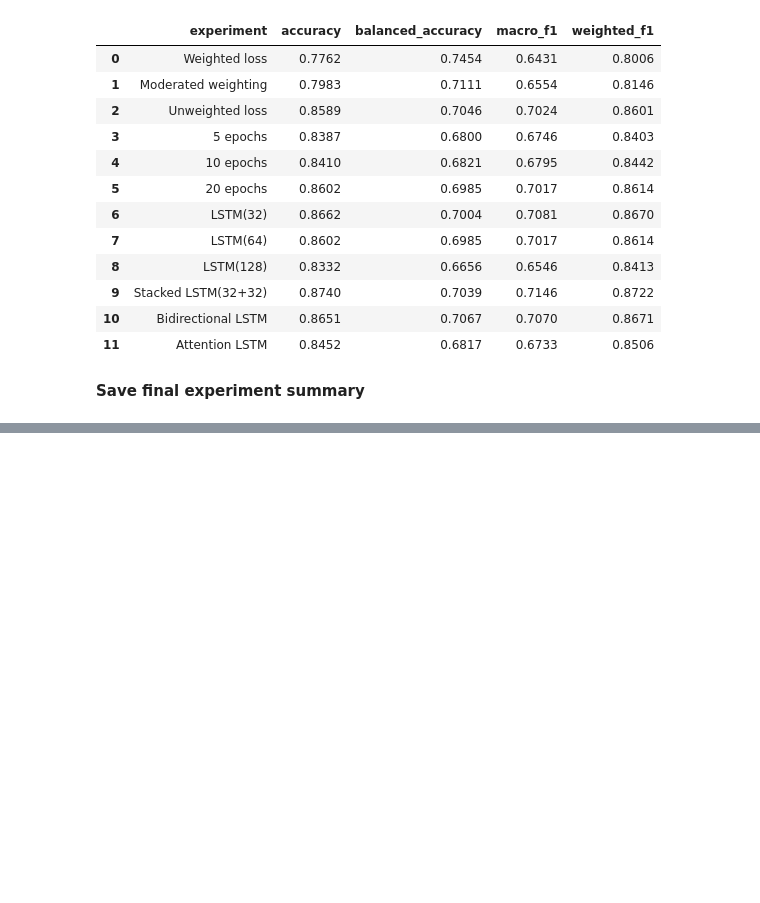
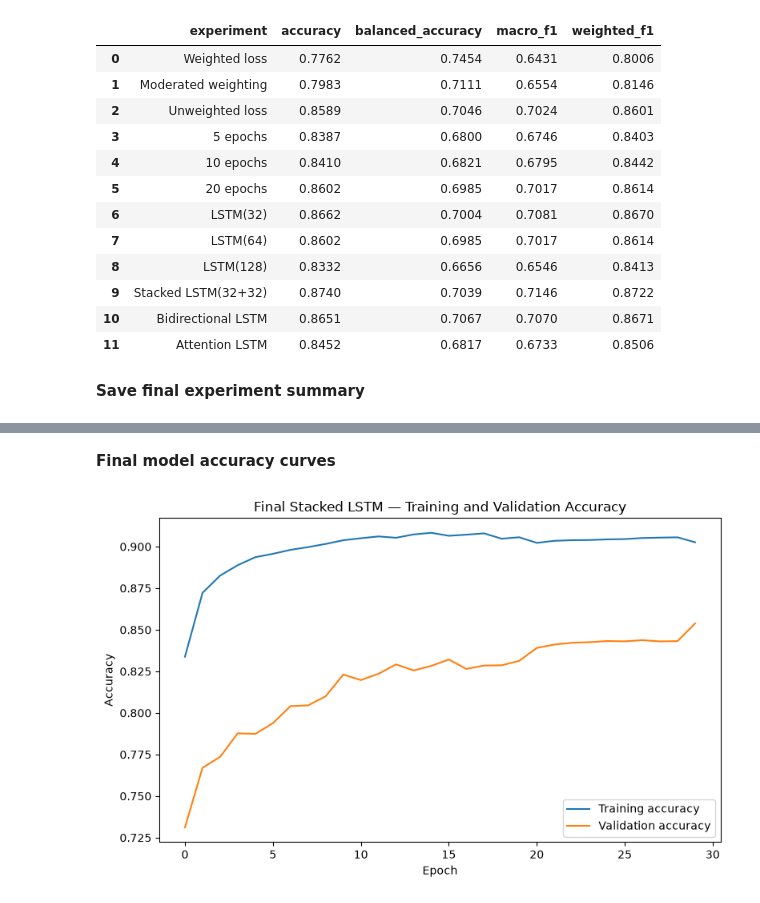
Before and after one commit to ThePral/Sleep-Stage-Prediction, a Jupyter notebook: notebooks/04_final_evaluation.ipynb, the cells around one changed output, grey strips where cells are left out. Drawn from its saved outputs; the diff is of its cells as text; code cells hidden in the pictures; blank space fills up the shorter version.

```diff
--- a/notebooks/04_final_evaluation.ipynb
+++ b/notebooks/04_final_evaluation.ipynb
@@ -796,0 +1272,29 @@ def run_final_seed_experiment(seed):
+# %% [markdown]
+**Final model accuracy curves**
+# %%
+fig, ax = plt.subplots(
+    figsize=(8, 5)
+)
+
+ax.plot(
+    history_df["accuracy"],
+    label="Training accuracy",
+)
+
+ax.plot(
+    history_df["val_accuracy"],
+    label="Validation accuracy",
+)
+
+ax.set_xlabel("Epoch")
+ax.set_ylabel("Accuracy")
+ax.set_title(
+    "Final Stacked LSTM — Training and Validation Accuracy"
+)
+
+ax.legend()
+
+plt.tight_layout()
+plt.show()
+# %% [output]
+[figure, added]
```
Also changed, not shown: parts of 22 cells of this notebook, 3 other files.
